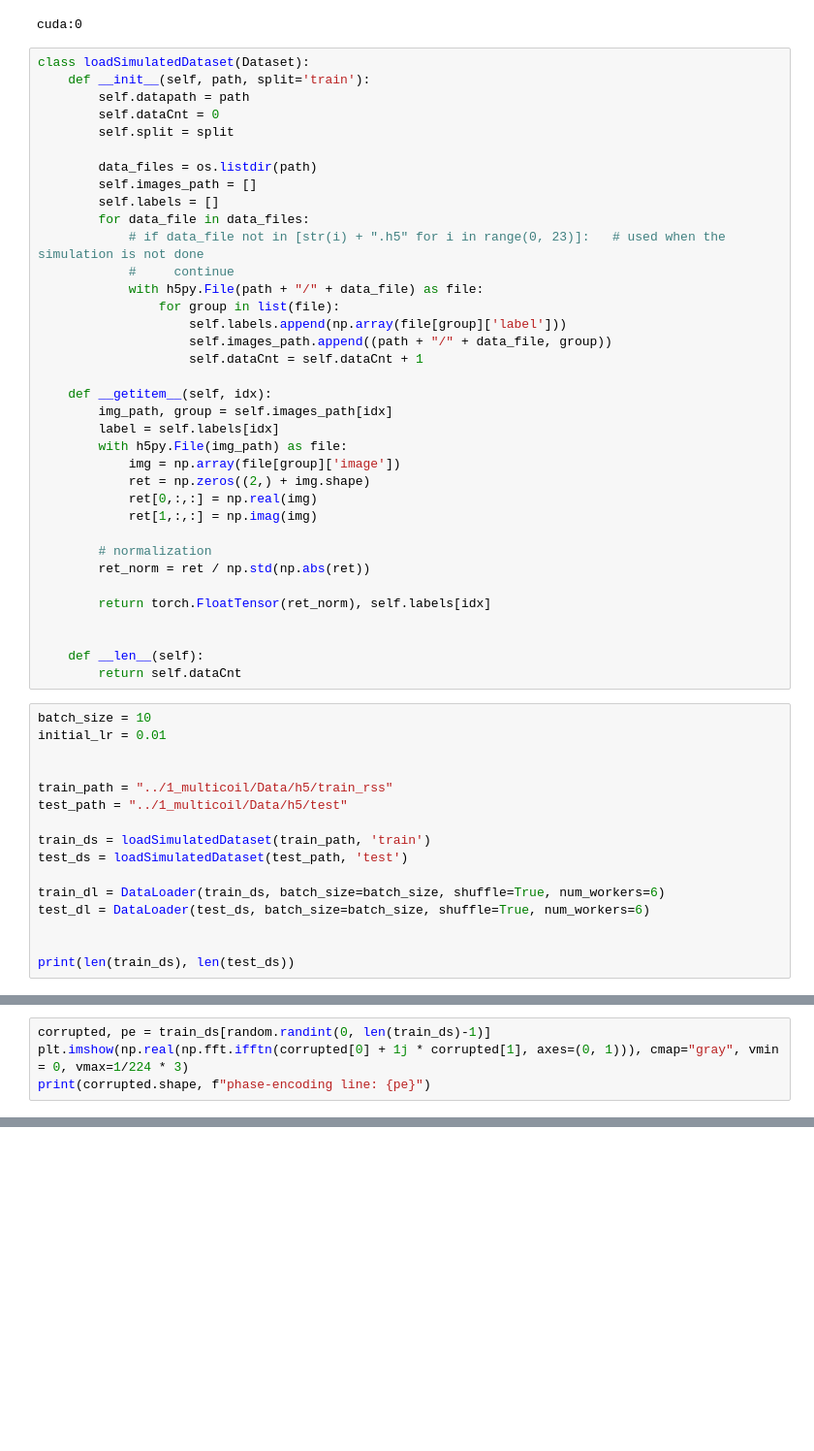
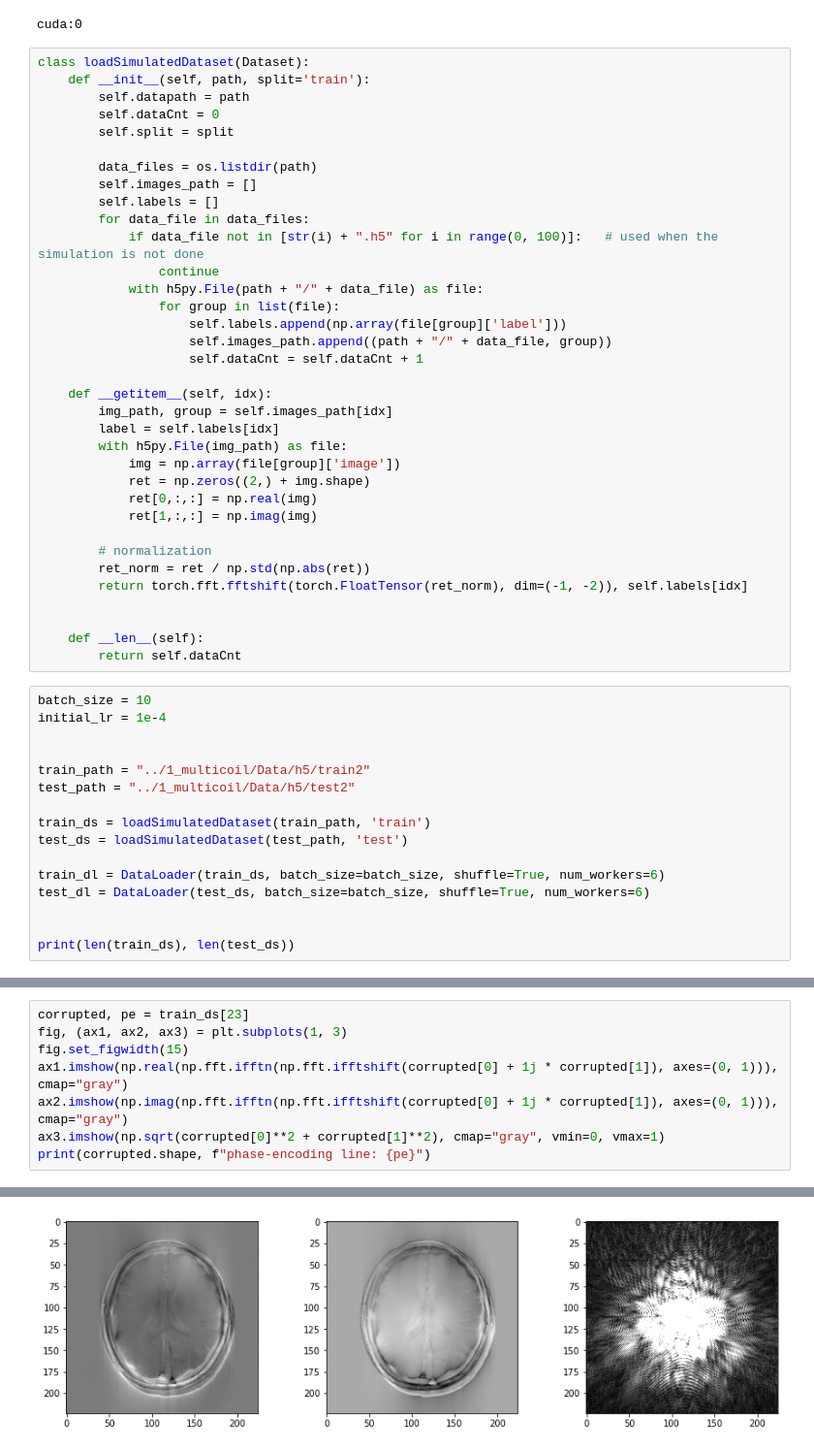
Before and after one commit to vantaa89/1_multicoil, a Jupyter notebook: 2_train.ipynb, the cells around one changed output, grey strips where cells are left out. Shown at 97% size. Cells and saved outputs as stored; diff of their text form; blank space fills up the shorter version.

```diff
--- a/2_train.ipynb
+++ b/2_train.ipynb
@@ -38,8 +38,8 @@ class loadSimulatedDataset(Dataset):
         self.images_path = []
         self.labels = []
         for data_file in data_files:
-            # if data_file not in [str(i) + ".h5" for i in range(0, 23)]:   # used when the simulation is not done
-            #     continue
+            if data_file not in [str(i) + ".h5" for i in range(0, 100)]:   # used when the simulation is not done
+                continue
             with h5py.File(path + "/" + data_file) as file:
                 for group in list(file):
                     self.labels.append(np.array(file[group]['label']))
@@ -57,19 +57,18 @@ class loadSimulatedDataset(Dataset):
 
         # normalization
         ret_norm = ret / np.std(np.abs(ret))
-
-        return torch.FloatTensor(ret_norm), self.labels[idx]
+        return torch.fft.fftshift(torch.FloatTensor(ret_norm), dim=(-1, -2)), self.labels[idx]
 
 
     def __len__(self):
         return self.dataCnt
 # %%
 batch_size = 10
-initial_lr = 0.01
+initial_lr = 1e-4
 
 
-train_path = "../1_multicoil/Data/h5/train_rss"
-test_path = "../1_multicoil/Data/h5/test"
+train_path = "../1_multicoil/Data/h5/train2"
+test_path = "../1_multicoil/Data/h5/test2"
 
 train_ds = loadSimulatedDataset(train_path, 'train')
 test_ds = loadSimulatedDataset(test_path, 'test')
@@ -84,4 +83,9 @@ print(len(train_ds), len(test_ds))
 # %%
-corrupted, pe = train_ds[random.randint(0, len(train_ds)-1)]
-plt.imshow(np.real(np.fft.ifftn(corrupted[0] + 1j * corrupted[1], axes=(0, 1))), cmap="gray", vmin = 0, vmax=1/224 * 3)
+corrupted, pe = train_ds[23]
+fig, (ax1, ax2, ax3) = plt.subplots(1, 3)
+fig.set_figwidth(15)
+ax1.imshow(np.real(np.fft.ifftn(np.fft.ifftshift(corrupted[0] + 1j * corrupted[1]), axes=(0, 1))), cmap="gray")
+ax2.imshow(np.imag(np.fft.ifftn(np.fft.ifftshift(corrupted[0] + 1j * corrupted[1]), axes=(0, 1))), cmap="gray")
+ax3.imshow(np.sqrt(corrupted[0]**2 + corrupted[1]**2), cmap="gray", vmin=0, vmax=1)
 print(corrupted.shape, f"phase-encoding line: {pe}")
+# %% [output]
@@ -88,3 +93,4 @@ print(corrupted.shape, f"phase-encoding line: {pe}")
+[figure, added]
 # %%
 from torchvision.models import resnet101
 
```
Also changed, not shown: parts of 7 cells of this notebook, 2 other files.
